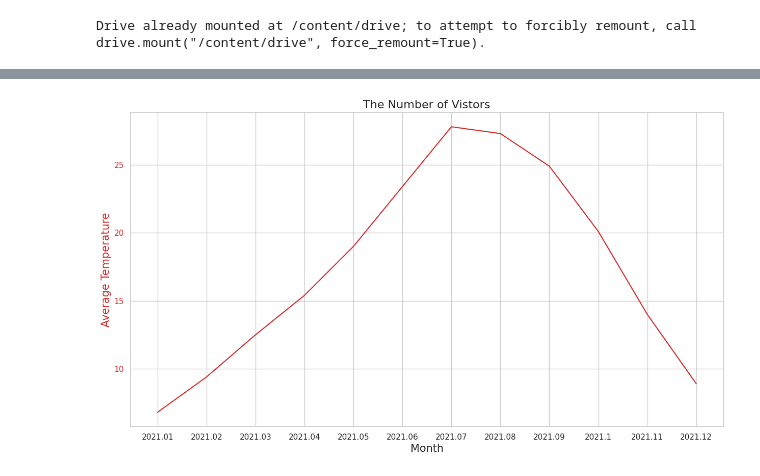
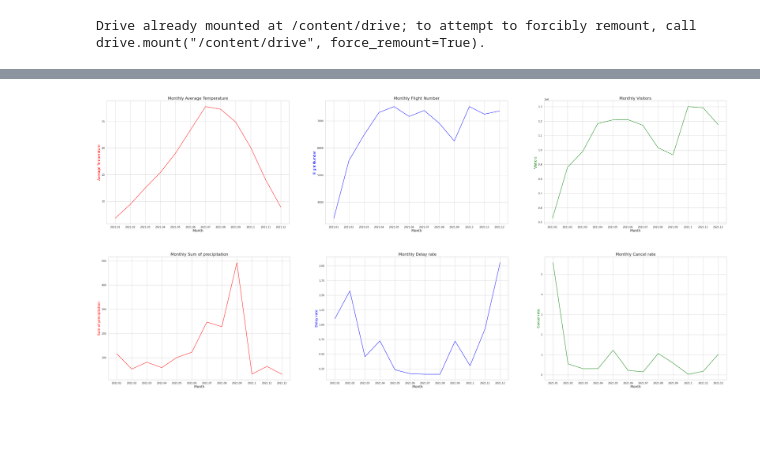
Before and after one commit to JS0206/Data_Analysys_Programming, a Jupyter notebook: 데이터분석프로젝트.ipynb, the cells around one changed output, grey strips where cells are left out. Drawn from its saved outputs; the diff is of its cells as text; code cells hidden in the pictures; blank space fills up the shorter version.

```diff
--- a/데이터분석프로젝트.ipynb
+++ b/데이터분석프로젝트.ipynb
@@ -49,8 +27,6 @@ Requirement already satisfied: six>=1.5 in /usr/local/lib/python3.10/dist-packag
 import pandas as pd
 import matplotlib.pyplot as plt
 import seaborn as sns
-
-plt.rcParams['font.family'] = 'NanumBarunGothic'
 
 
 # 데이터 로드
@@ -74,6 +50,10 @@ delay_stat.drop(['시점'], axis = 0 , inplace = True)
 cancel_stat.drop(['시점'], axis = 0 , inplace = True)
 
 weather.index = weather.index.astype(str)
+weather = weather.replace('-',0)
+weather['최심적설 (cm)'] = weather['최심적설 (cm)'].astype(float)
+
+airport_stat[['운항 (편)', '여객 (명)']] = airport_stat[['운항 (편)', '여객 (명)']].astype(int)
 
 delay_stat['지연'] = delay_stat['지연'].astype(float)
 delay_stat['운항'] = delay_stat['운항'].astype(float)
@@ -110,23 +90,56 @@ print(cancel_stat.head())
 # %%
 
 # 그래프 스타일 설정
 sns.set(style="whitegrid")
 
 # 그래프 그리기
-fig, ax1 = plt.subplots(figsize=(15, 8))
+fig, ax1 = plt.subplots(1,3,figsize=(50, 10))
 
 # 첫 번째 축 (운항 및 여객 그래프)
-color = 'tab:red'
-ax1.set_xlabel('Month', fontsize=15)
-ax1.set_ylabel('Average Temperature', color=color, fontsize=15)
-ax1.plot(weather.index, weather['평균기온 (℃)'], color=color)
-ax1.tick_params(axis='y', labelcolor=color)
 
+ax1[0].set_xlabel('Month', fontsize=15)
+ax1[0].set_ylabel('Average Temperature', color= 'red', fontsize=15)
+ax1[0].plot(weather.index, weather['평균기온 (℃)'], color= 'red')
 
-# 그래프 타이틀 설정
-plt.title('The Number of Vistors', fontsize=16)
+ax1[1].set_xlabel('Month', fontsize=15)
+ax1[1].set_ylabel('Flight Number', color= 'blue', fontsize=15)
+ax1[1].plot(weather.index, airport_stat['운항 (편)'], color= 'blue')
+
+ax1[2].set_xlabel('Month', fontsize=15)
+ax1[2].set_ylabel('Visitors', color= 'green', fontsize=15)
+ax1[2].plot(weather.index, airport_stat['여객 (명)'], color= 'green')
+
+ax1[0].set_title("Monthly Average Temperature",fontsize = 18)
+ax1[1].set_title("Monthly Flight Number",fontsize = 18)
+ax1[2].set_title("Monthly Visitors",fontsize = 18)
 
 # 그래프 출력
 plt.show()
 # %% [output]
-[figure, old version]
+[figure, new version]
+# %%
+sns.set(style="whitegrid")
+
+# 그래프 그리기
+fig, ax2 = plt.subplots(1,3,figsize=(50, 10))
+
+ax2[0].set_xlabel('Month', fontsize=15)
+ax2[0].set_ylabel('Sum of precipitation', color= 'red', fontsize=15)
+ax2[0].plot(weather.index, weather['합계강수량 (mm)'], color= 'red')
+
+ax2[1].set_xlabel('Month', fontsize=15)
+ax2[1].set_ylabel('Delay rate', color= 'blue', fontsize=15)
+ax2[1].plot(weather.index, delay_stat['지연율'], color= 'blue')
+
+ax2[2].set_xlabel('Month', fontsize=15)
+ax2[2].set_ylabel('Cancel rate', color= 'green', fontsize=15)
+ax2[2].plot(weather.index, cancel_stat['결항률'], color= 'green')
+
+ax2[0].set_title("Monthly Sum of precipitation",fontsize = 18)
+ax2[1].set_title("Monthly Delay rate",fontsize = 18)
+ax2[2].set_title("Monthly Cancel rate",fontsize = 18)
+
+# 그래프 출력
+plt.show()
+# %% [output]
+[figure, added]
```
Also changed, not shown: parts of 5 cells of this notebook.
